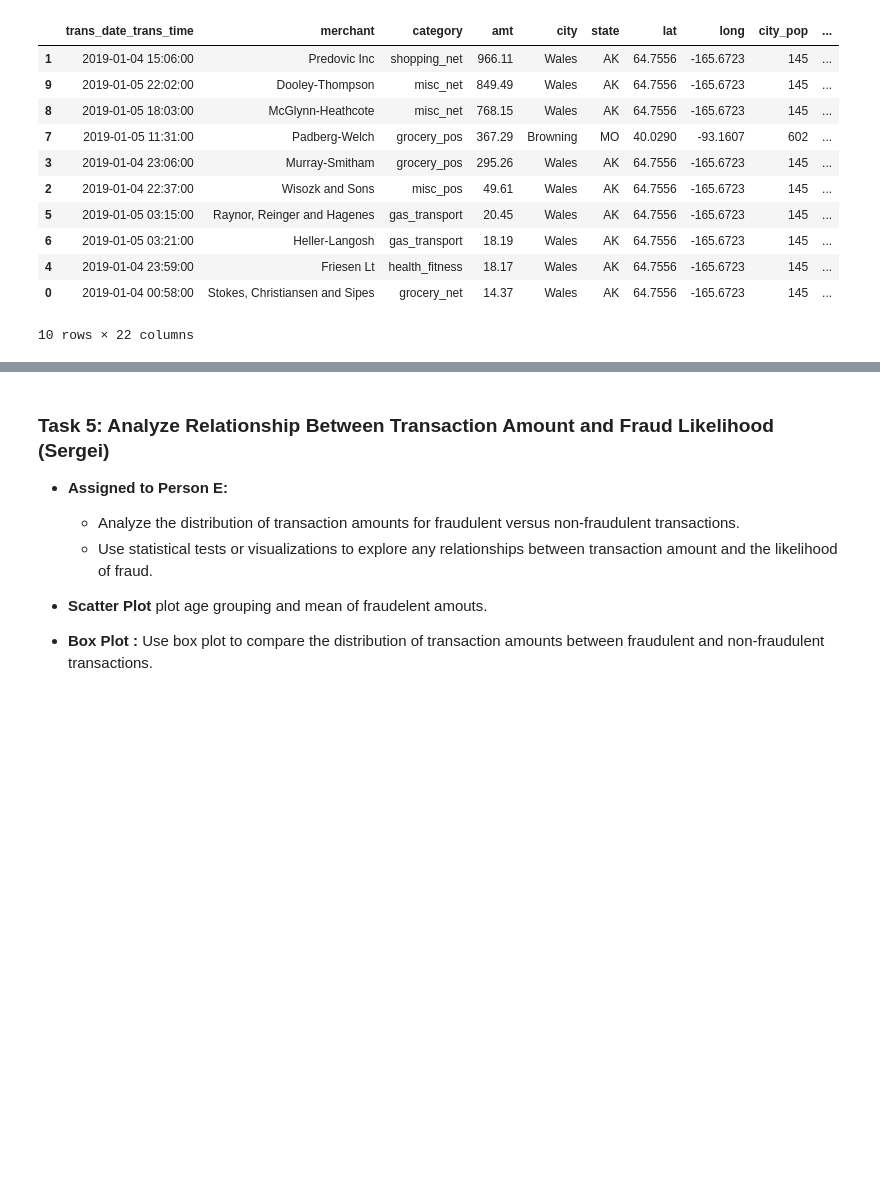
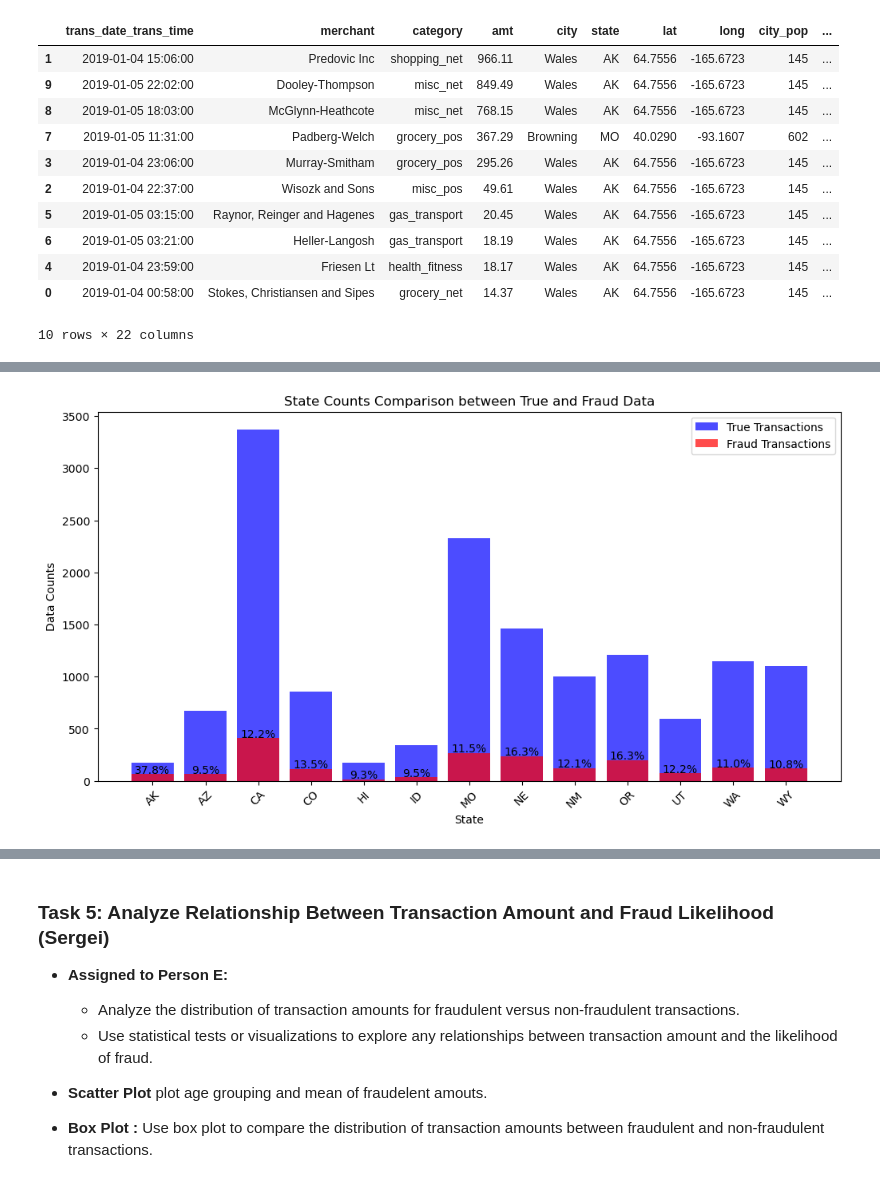
Before and after one commit to LackOfWitness/west-us-credit-card-fraud, a Jupyter notebook: Credit_Card_Fraud_Analysis-Team3-/credit_card_fraud_analysis.ipynb, the cells around one changed output, grey strips where cells are left out. Saved outputs shown, nothing was run; the diff lists cells and outputs as text; code cells hidden in the pictures; blank space fills up the shorter version.

```diff
--- a/Credit_Card_Fraud_Analysis-Team3-/credit_card_fraud_analysis.ipynb
+++ b/Credit_Card_Fraud_Analysis-Team3-/credit_card_fraud_analysis.ipynb
@@ -75,6 +77,9 @@ print(f'The dataset transactions begin on {datadf["trans_date_trans_time"].min()
 print(f'The dataset transactions end on {datadf["trans_date_trans_time"].max()}.')
 # Print the number of fraudulent transactions in the dataset
 print(f'The dataset contains {len(datadf[datadf["is_fraud"]==1])} fraudulent transactions.')
+
+# Convert [is_fraud] back to str
+datadf['is_fraud'] = datadf['is_fraud'].astype(str)
 # %% [output]
 The dataset contains 14435 transactions.
 The dataset transactions begin on 2019-01-01 00:00:00.
@@ -99,0 +115,35 @@ datadf.head(10).sort_values(by='amt', ascending=False)
+# %%
+frauddf = datadf[datadf["is_fraud"]=="1"] #dataframe of all fradulent data (best for after all columns are added)
+truedf = datadf[datadf["is_fraud"]=="0"] #dataframe of all clean data (best for after all columns are added)
+
+# Category counts for true, fraud, and total counts
+fraudstate = frauddf["state"].value_counts().reset_index().rename(columns={'index': 'state'})
+truestate = truedf["state"].value_counts().reset_index().rename(columns={'index': 'state'})
+totalstate = datadf["state"].value_counts().reset_index().rename(columns={'index': 'state'})
+
+# Merge data
+statecount = pd.merge(totalstate, truestate, on="state", how='outer')
+statecount = pd.merge(statecount, fraudstate, on="state", how='outer')
+statecount.columns = ['state', 'total_count' , 'true_count', 'fraud_count']
+
+# Percentage of fraud data compared to total data
+statecount['fraud_percentage'] = (statecount['fraud_count'] / statecount['total_count']) * 100
+
+# Plot the bar chart
+plt.figure(figsize=(12, 6))
+plt.bar(statecount['state'], statecount['total_count'], color='b', alpha=0.7, label='True Transactions')
+plt.bar(statecount['state'], statecount['fraud_count'], color='r', alpha=0.7, label='Fraud Transactions')
+plt.xlabel('State')
+plt.ylabel('Data Counts')
+plt.title('State Counts Comparison between True and Fraud Data')
+plt.legend()
+
+# Display percentage information on the plot
+for i, row in statecount.iterrows():
+    plt.text(i, row['fraud_count'] + 10, f"{row['fraud_percentage']:.1f}%", ha='center')
+
+plt.xticks(rotation=45)
+# plt.savefig("Visualizations/State Counts Comparison .png")
+plt.show()
+# %% [output]
+[figure, added]
```
Also changed, not shown: parts of 3 cells of this notebook.
